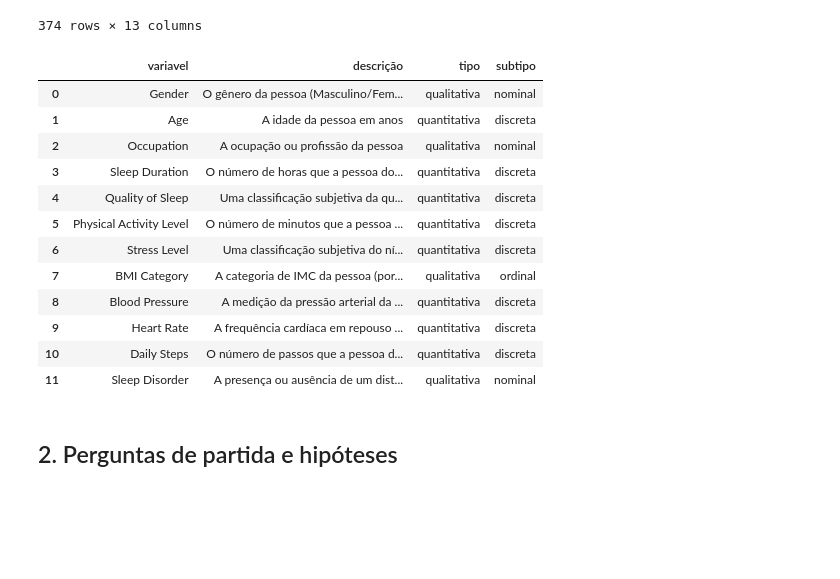
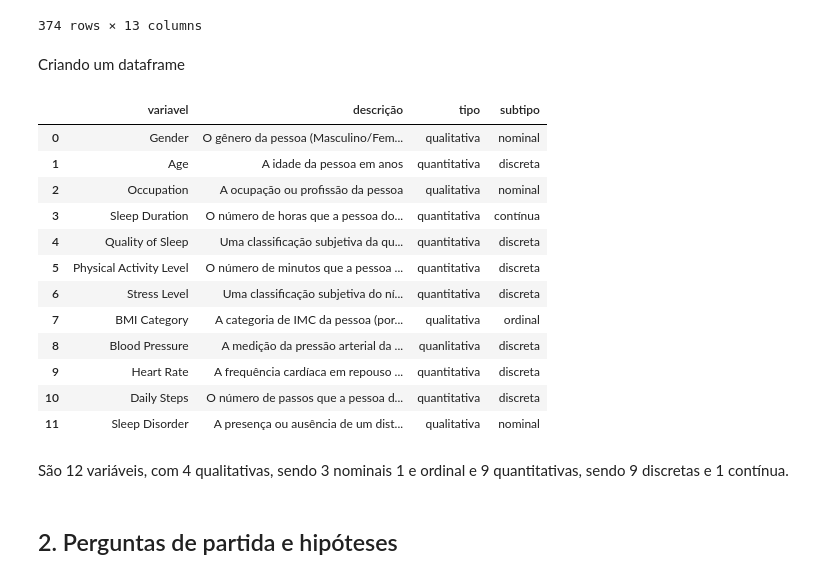
Before and after one commit to atlantico-academy/data-machine, a Jupyter notebook: notebooks/01-exploratory_data_analysis.ipynb, the cells around one changed output. Saved outputs shown, nothing was run; the diff lists cells and outputs as text; code cells hidden in the pictures; blank space fills up the shorter version.

```diff
--- a/notebooks/01-exploratory_data_analysis.ipynb
+++ b/notebooks/01-exploratory_data_analysis.ipynb
@@ -6,0 +3,9 @@ import matplotlib
+# %%
+from IPython.display import Image, display, Markdown
+import pandas as pd
+import numpy as np
+import seaborn as sns
+import matplotlib.pyplot as plt
+
+pd.set_option('display.max_columns', None)
+pd.set_option('display.max_rows', None)
@@ -134,6 +161,8 @@ df
 | 372 | 373 | 59 | Nurse | 8.1 | 9 | 75 | 3 | ... |
 | 373 | 374 | 59 | Nurse | 8.1 | 9 | 75 | 3 | ... |
 374 rows × 13 columns
+# %% [markdown]
+Criando um dataframe
 # %%
 dicionario = pd.DataFrame([
     {
@@ -156,7 +185,7 @@ dicionario = pd.DataFrame([
         "variavel": "Sleep Duration",
         "descrição": "O número de horas que a pessoa dorme por dia",
         "tipo": "quantitativa",
-        "subtipo": "discreta"
+        "subtipo": "contínua"
     },{
          "variavel": "Quality of Sleep",
         "descrição": "Uma classificação subjetiva da qualidade do sono, variando de 1 a 10",
@@ -179,40 +208,42 @@ dicionario = pd.DataFrame([
         "subtipo": "ordinal"
     },{
         "variavel": "Blood Pressure",
         "descrição": "A medição da pressão arterial da pessoa, indicada como pressão sistólica sobre pressão diastólica",
-        "tipo": "quantitativa",
+        "tipo": "quanlitativa",
         "subtipo": "discreta"
     },{
          "variavel": "Heart Rate",
         "descrição": "A frequência cardíaca em repouso da pessoa em batimentos por minuto",
         "tipo": "quantitativa",
         "subtipo": "discreta"
     },{
          "variavel": "Daily Steps",
         "descrição": "O número de passos que a pessoa dá por dia",
         "tipo": "quantitativa",
         "subtipo": "discreta"
     },{
         "variavel": "Sleep Disorder",
         "descrição": " A presença ou ausência de um distúrbio do sono na pessoa (Nenhum, Insônia, Apneia do Sono",
         "tipo": "qualitativa",
         "subtipo": "nominal"
     }
 
 ])
 
+dicionario.to_csv('../data/external/dictionary.csv', index=False)
+
 dicionario
 # %% [output]
 |  | variavel | descrição | tipo | subtipo |
 | 0 | Gender | O gênero da pessoa (Masculino/Fem... | qualitativa | nominal |
 | 1 | Age | A idade da pessoa em anos | quantitativa | discreta |
 | 2 | Occupation | A ocupação ou profissão da pessoa | qualitativa | nominal |
-| 3 | Sleep Duration | O número de horas que a pessoa do... | quantitativa | discreta |
+| 3 | Sleep Duration | O número de horas que a pessoa do... | quantitativa | contínua |
 | 4 | Quality of Sleep | Uma classificação subjetiva da qu... | quantitativa | discreta |
 | 5 | Physical Activity Level | O número de minutos que a pessoa ... | quantitativa | discreta |
 | 6 | Stress Level | Uma classificação subjetiva do ní... | quantitativa | discreta |
 | 7 | BMI Category | A categoria de IMC da pessoa (por... | qualitativa | ordinal |
-| 8 | Blood Pressure | A medição da pressão arterial da ... | quantitativa | discreta |
+| 8 | Blood Pressure | A medição da pressão arterial da ... | quanlitativa | discreta |
 | 9 | Heart Rate | A frequência cardíaca em repouso ... | quantitativa | discreta |
 | 10 | Daily Steps | O número de passos que a pessoa d... | quantitativa | discreta |
 | 11 | Sleep Disorder | A presença ou ausência de um dist... | qualitativa | nominal |
@@ -221,2 +250,4 @@ dicionario.to_csv('../data/external/dictionary.csv', index=False)
+# %% [markdown]
+São 12 variáveis, com 4 qualitativas, sendo 3 nominais 1 e ordinal e 9 quantitativas, sendo 9 discretas e 1 contínua.
 # %% [markdown]
 ## 2. Perguntas de partida e hipóteses
```
Also changed, not shown: parts of 27 cells of this notebook, 2 other files.
